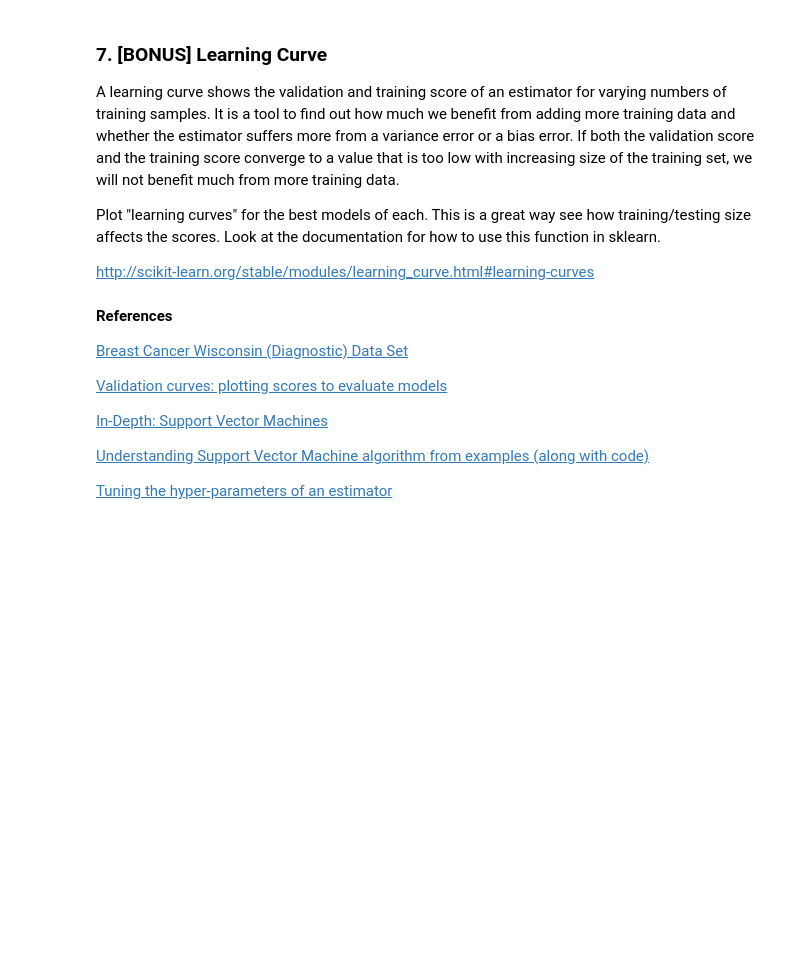
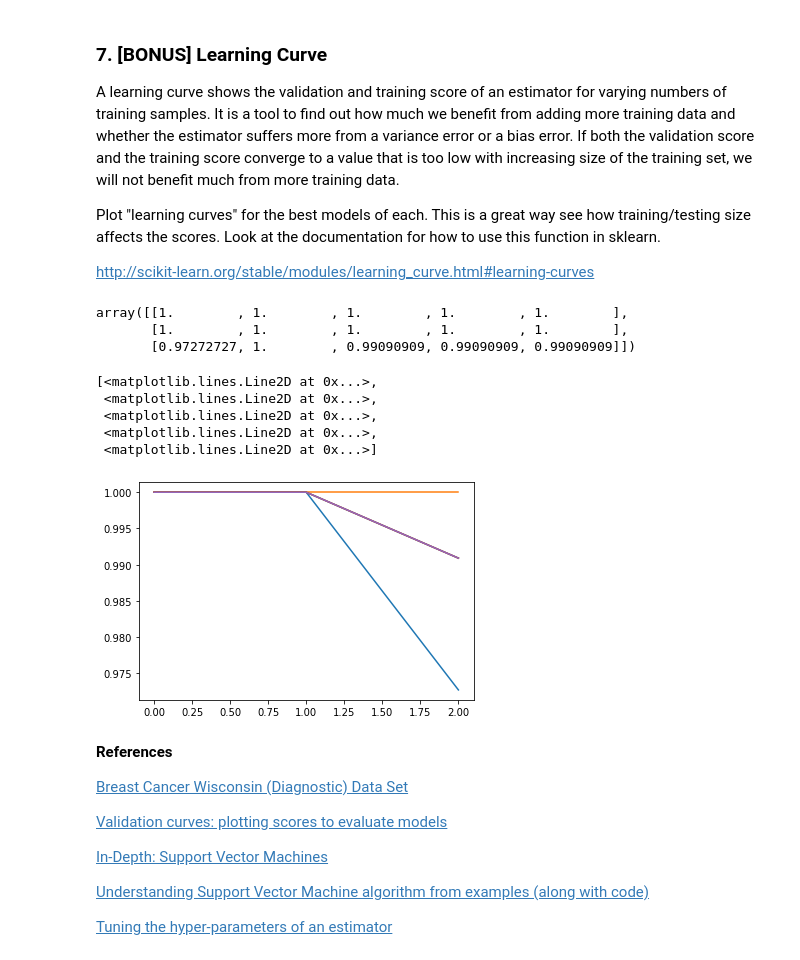
Before and after one commit to mhac009/Institute_of_Data, a Jupyter notebook: Labs/Module_5/IOD_Lab_5.3.1.ipynb, the cells around one changed output. Cells and saved outputs as stored; diff of their text form; code cells hidden in the pictures; blank space fills up the shorter version.

```diff
--- a/Labs/Module_5/IOD_Lab_5.3.1.ipynb
+++ b/Labs/Module_5/IOD_Lab_5.3.1.ipynb
@@ -381,6 +440,29 @@ Plot "learning curves" for the best models of each. This is a great way see how
 http://scikit-learn.org/stable/modules/learning_curve.html#learning-curves
 # %%
 # https://scikit-learn.org/stable/auto_examples/model_selection/plot_learning_curve.html#sphx-glr-auto-examples-model-selection-plot-learning-curve-py
+# %%
+train_sizes, train_scores, valid_scores = learning_curve(
+    SVC(kernel='linear'), X, y, train_sizes=[50, 80, 110], cv=5)
+train_sizes
+
+train_scores
+
+
+
+#valid_score
+# %% [output]
+array([[1.        , 1.        , 1.        , 1.        , 1.        ],
+       [1.        , 1.        , 1.        , 1.        , 1.        ],
+       [0.97272727, 1.        , 0.99090909, 0.99090909, 0.99090909]])
+# %%
+plt.plot(train_scores)
+# %% [output]
+[<matplotlib.lines.Line2D at 0x...>,
+ <matplotlib.lines.Line2D at 0x...>,
+ <matplotlib.lines.Line2D at 0x...>,
+ <matplotlib.lines.Line2D at 0x...>,
+ <matplotlib.lines.Line2D at 0x...>]
+[figure, added]
 # %% [markdown]
 **References**
 
```
Also changed, not shown: parts of 9 cells of this notebook.
